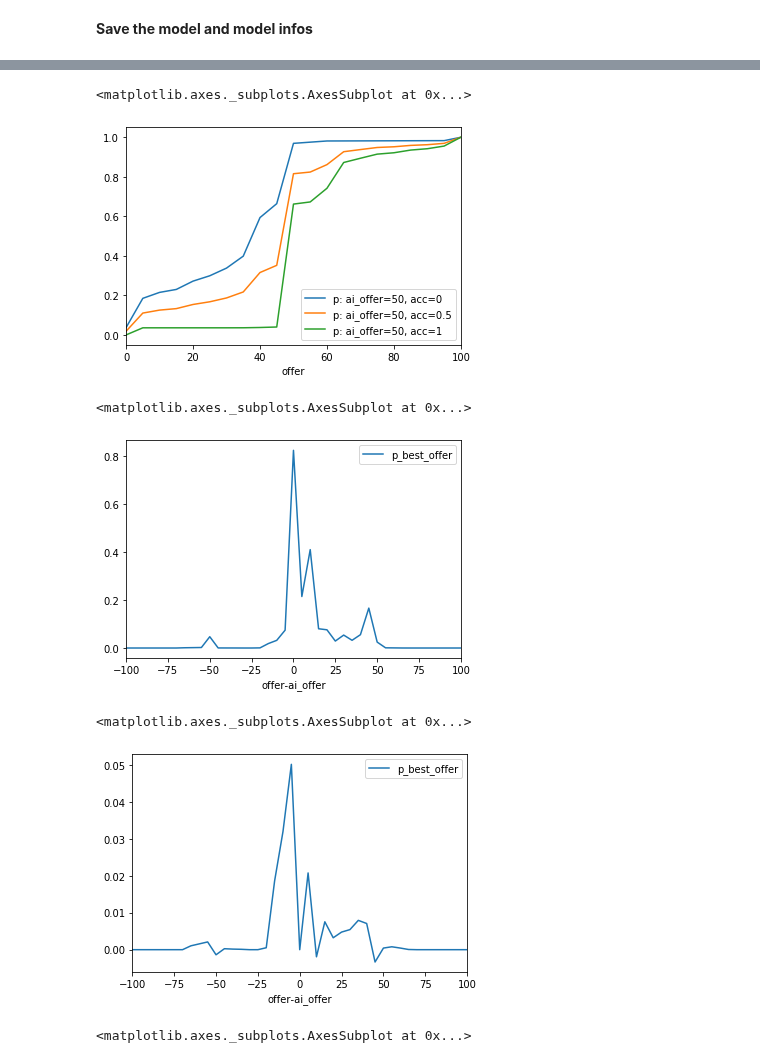
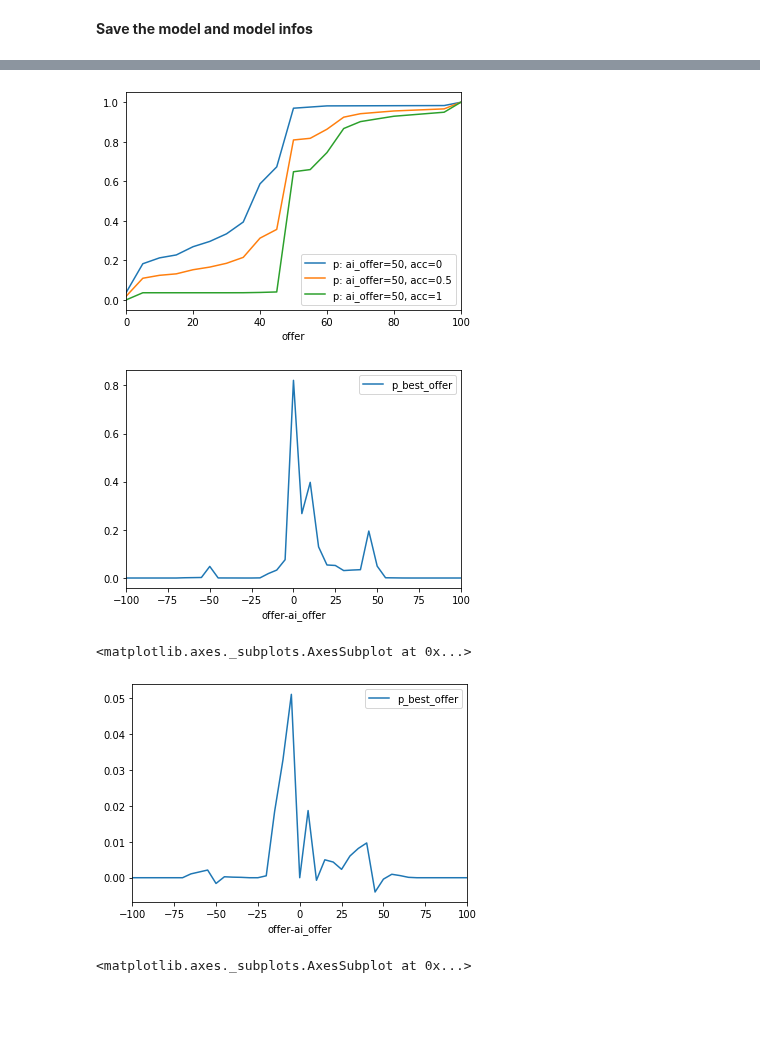
Before and after one commit to afranck64/ultimatum, a Jupyter notebook: notebooks/T0X - Model based on treatment t00's data.ipynb, the cells around one changed output, grey strips where cells are left out. Cells and saved outputs as stored; diff of their text form; code cells hidden in the pictures; blank space fills up the shorter version.

```diff
--- a/notebooks/T0X - Model based on treatment t00's data.ipynb
+++ b/notebooks/T0X - Model based on treatment t00's data.ipynb
@@ -23,7 +23,11 @@ np.random.seed = RND_SEED
 TREATMENT = "t00"
 
 # Read and sanitize the data
-df = pd.read_csv(f"../data/{TREATMENT}/data_{TREATMENT}.csv")
+export_folder = f"../data/output/diagrams/dss"
+os.makedirs(export_folder, exist_ok=True)
+
+
+df = pd.read_csv(f"../data/{TREATMENT}/export/result__{TREATMENT}_prop.csv")
 df_full = df.copy()
 drop_cols = ["worker_id", "resp_worker_id", "prop_worker_id", "updated", "status", "job_id", "status",
              "timestamp", "rowid", "offer_dss", "offer", "offer_final", "completion_code", "prop_time_spent", "worker_bonus"]
@@ -146,6 +150,6 @@ from sklearn.svm import SVR, LinearSVR
 from core.models import AcceptanceModel, EMModel
 model = EMModel()
 
-top_model, infos = train_and_save("../data/t00", "../data/t00", model=model, shuffle=True, random_state=RND_SEED, top_columns=[], data_dir_filename=f"data_{TREATMENT}.csv", drop_columns=drop_cols)
+top_model, infos = train_and_save("../data/t00/export", "../data/t00", model=model, shuffle=True, random_state=RND_SEED, top_columns=[], data_dir_filename=f"data__{TREATMENT}_prop.csv", drop_columns=drop_cols)
 print("acc:", infos["acc"], "val_acc:", infos["val_acc"], "unique_values:", (infos["unique_preds"]))
 # %% [output]
@@ -178,10 +183,11 @@ lbl0 = "p: ai_offer=50, acc=0"
 lbl1 = "p: ai_offer=50, acc=1"
 lbl05 = "p: ai_offer=50, acc=0.5"
 df = pd.DataFrame(data={"offer": offers, lbl0: p_accepted_0, lbl1: p_accepted_1, lbl05: p_accepted_05})
-df.plot(x="offer", y=[lbl0, lbl05, lbl1])
+ax = df.plot(x="offer", y=[lbl0, lbl05, lbl1])
+
+ax.figure.savefig(os.path.join(export_folder, "p-accepted.pdf"))
 # %% [output]
-<matplotlib.axes._subplots.AxesSubplot at 0x...>
-[figure, old version]
+[figure, new version]
 # %%
 from core.utils.explanation import get_best_offer_probability
 m = np.zeros((len(offers), len(offers)))
@@ -191,11 +197,12 @@ for idx_ai, ai_offer in enumerate(offers):
 # %%
 p_best_offer = np.convolve(infos["train_err_pdf"], [0.02, 0.03, 0.04, 0.9, 0.005, 0.003, 0.002], "same")
 p_best_offer *= infos["acc"] / p_best_offer.max()
 df = pd.DataFrame(data={"offer-ai_offer": infos["bins_train_err_pdf"][:-1], "p_best_offer": p_best_offer})
-df.plot(x="offer-ai_offer", y="p_best_offer")
+ax = df.plot(x="offer-ai_offer", y="p_best_offer")
+
+ax.figure.savefig(os.path.join(export_folder, "p-best_offer.pdf"))
 # %% [output]
-<matplotlib.axes._subplots.AxesSubplot at 0x...>
-[figure, old version]
+[figure, new version]
 # %%
 # p_best_offer = np.convolve(infos["train_err_pdf"], [0.02, 0.03, 0.04, 0.9, 0.005, 0.003, 0.002])
 p_best_offer_raw = np.array(infos["train_err_pdf"])
@@ -204,7 +211,7 @@ df = pd.DataFrame(data={"offer-ai_offer": infos["bins_train_err_pdf"][:-1], "p_b
 df.plot(x="offer-ai_offer", y="p_best_offer")
 # %% [output]
 <matplotlib.axes._subplots.AxesSubplot at 0x...>
-[figure, old version]
+[figure, new version]
 # %%
 p_best_offer_raw = np.array(infos["train_err_pdf"])
 p_best_offer_raw *= (infos["acc"] * 1.0) / p_best_offer_raw.max()
```
Also changed, not shown: parts of 4 cells of this notebook, 1 other file.
